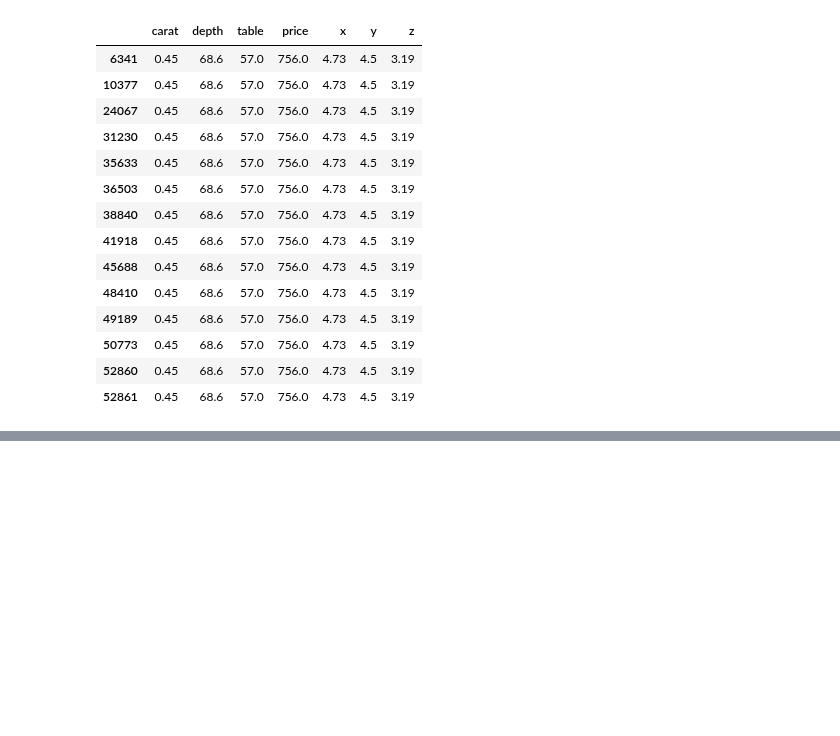
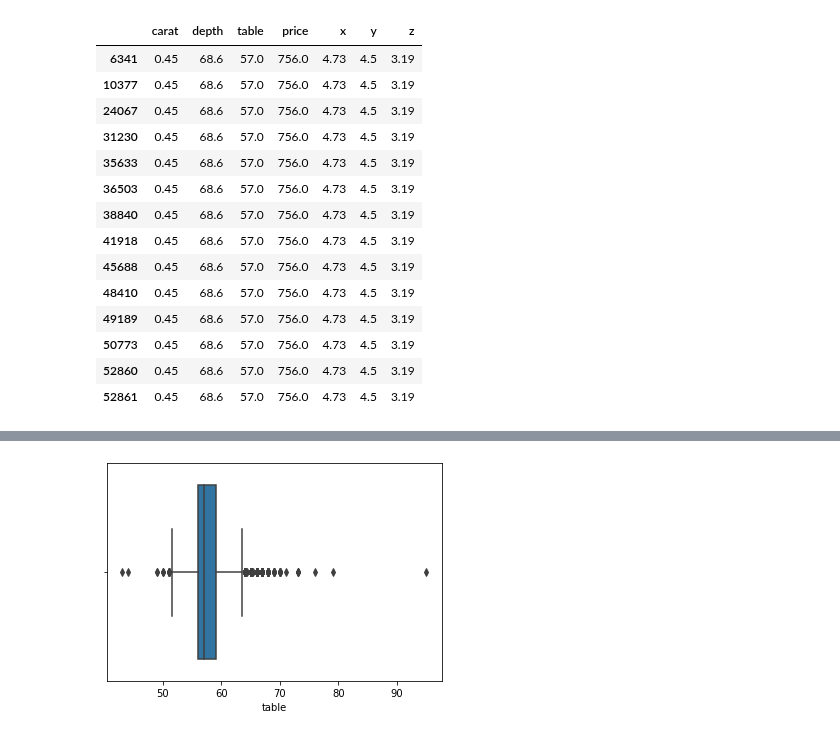
Before and after one commit to abdullahcayde/Trainings, a Jupyter notebook: Data_Preprocessing/Untitled1.ipynb, the cells around one changed output, grey strips where cells are left out. Saved outputs shown, nothing was run; the diff lists cells and outputs as text; code cells hidden in the pictures; blank space fills up the shorter version.

```diff
--- a/Data_Preprocessing/Untitled1.ipynb
+++ b/Data_Preprocessing/Untitled1.ipynb
@@ -279,0 +333,4 @@ df[~aykiri_olmayan_tf]
+# %%
+sns.boxplot(x='table', data =df);
+# %% [output]
+[figure, added]
```
Also changed, not shown: parts of 8 cells of this notebook, 1 other file.
